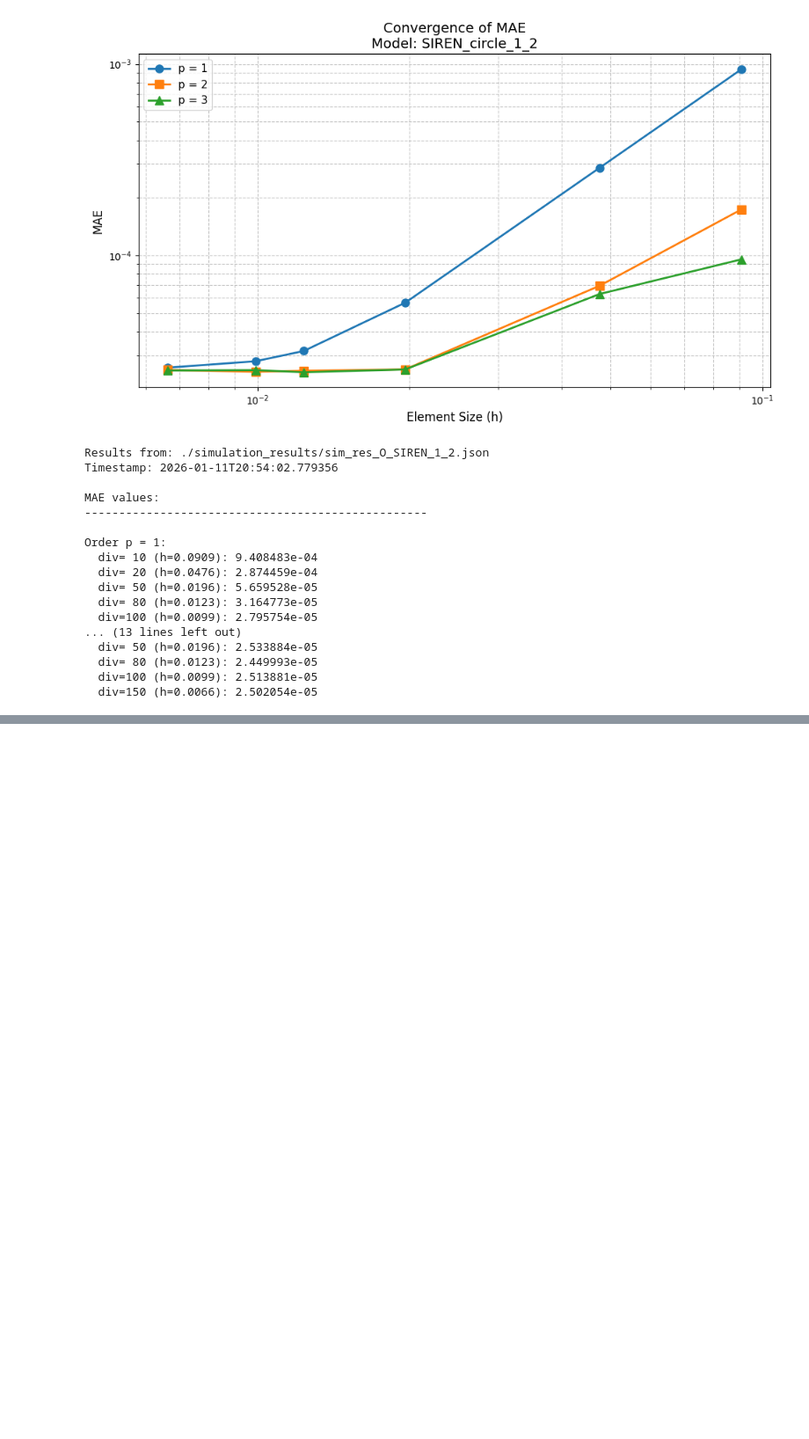
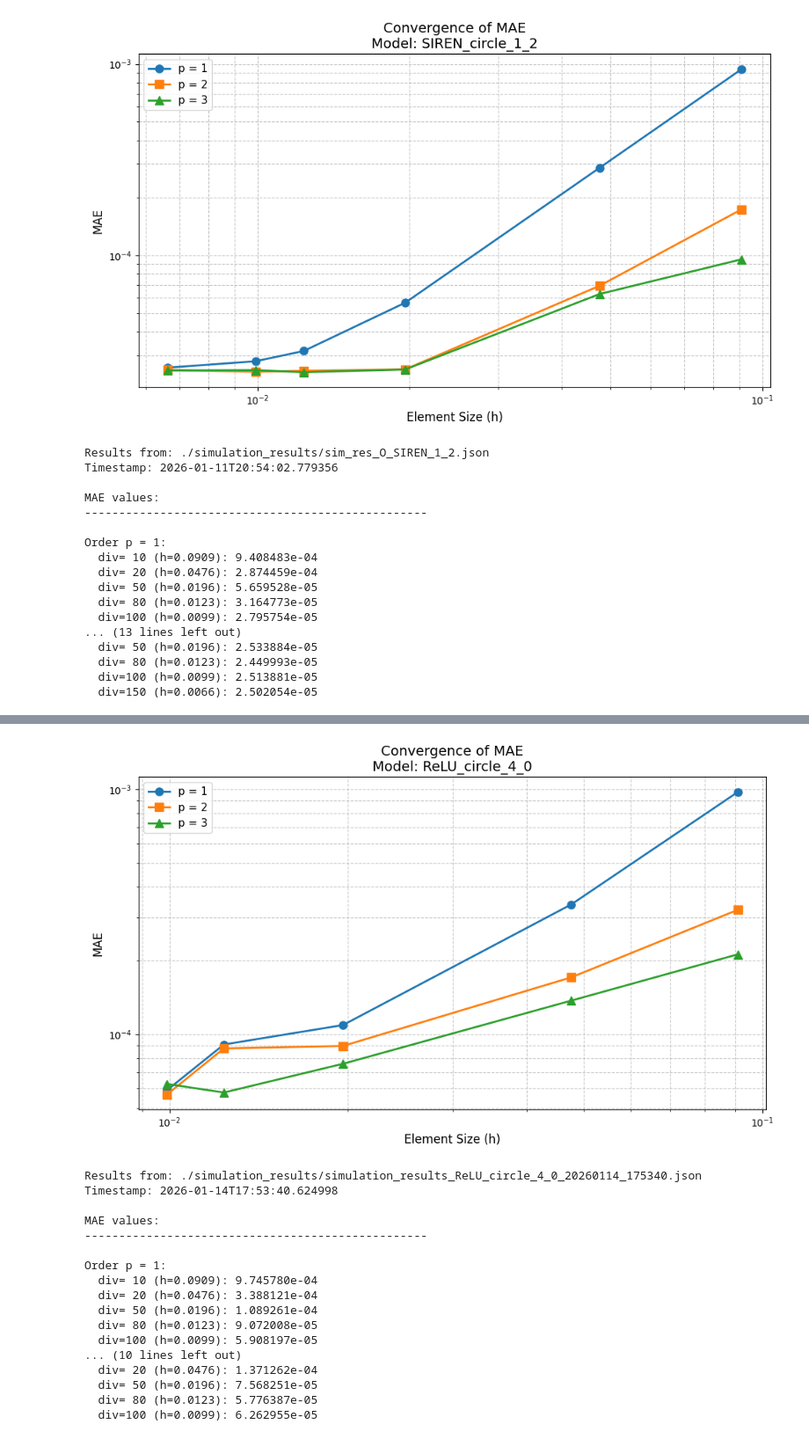
Before and after one commit to csgellert/NeuralIGA, a Jupyter notebook: Neural Analysis/visualize_results_circle.ipynb, the cells around one changed output, grey strips where cells are left out. Shown at 88% size. Saved outputs shown, nothing was run; the diff lists cells and outputs as text; code cells hidden in the pictures; blank space fills up the shorter version.

```diff
--- a/Neural Analysis/visualize_results_circle.ipynb
+++ b/Neural Analysis/visualize_results_circle.ipynb
@@ -95,3 +93,25 @@ Order p = 1:
+# %%
+filepath = "./simulation_results/simulation_results_ReLU_circle_4_0_20260114_175340.json"
+eva.visualize_results(filepath, metric='MAE', log_scale=True, plot_num_of_elements=False)
+# %% [output]
+[figure, added]
+Results from: ./simulation_results/simulation_results_ReLU_circle_4_0_20260114_175340.json
+Timestamp: 2026-01-14T17:53:40.624998
+
+MAE values:
+--------------------------------------------------
+
+Order p = 1:
+  div= 10 (h=0.0909): 9.745780e-04
+  div= 20 (h=0.0476): 3.388121e-04
+  div= 50 (h=0.0196): 1.089261e-04
+  div= 80 (h=0.0123): 9.072008e-05
+  div=100 (h=0.0099): 5.908197e-05
+... (10 lines left out)
+  div= 20 (h=0.0476): 1.371262e-04
+  div= 50 (h=0.0196): 7.568251e-05
+  div= 80 (h=0.0123): 5.776387e-05
+  div=100 (h=0.0099): 6.262955e-05
 # %%
 # Compare multiple simulation files
 filepaths = [
```
Also changed, not shown: parts of 4 cells of this notebook, 8 other files.
